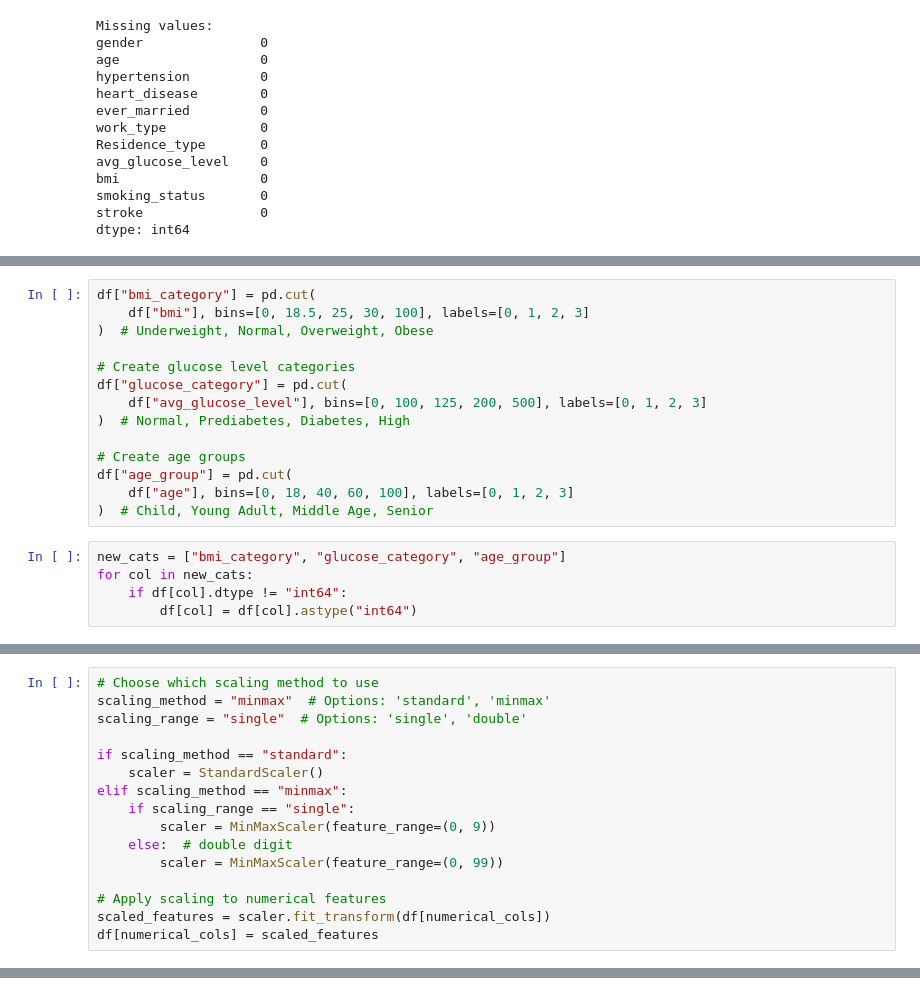
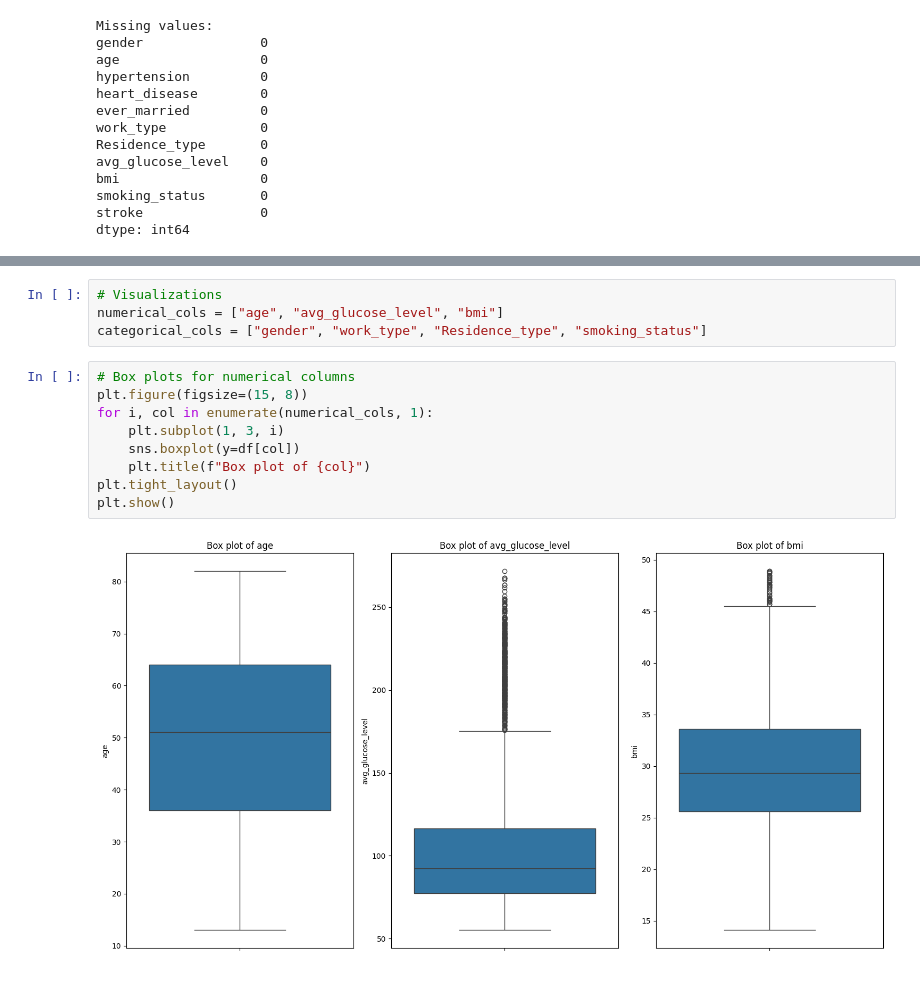
Before and after one commit to IFTE-13/Early-Stage-Brain-Stroke-Detection, a Jupyter notebook: main.ipynb, the cells around one changed output, grey strips where cells are left out. Saved outputs shown, nothing was run; the diff lists cells and outputs as text.

```diff
--- a/main.ipynb
+++ b/main.ipynb
@@ -456,19 +86,0 @@ plt.show()
-# %%
-df["bmi_category"] = pd.cut(
-    df["bmi"], bins=[0, 18.5, 25, 30, 100], labels=[0, 1, 2, 3]
-)  # Underweight, Normal, Overweight, Obese
-
-# Create glucose level categories
-df["glucose_category"] = pd.cut(
-    df["avg_glucose_level"], bins=[0, 100, 125, 200, 500], labels=[0, 1, 2, 3]
-)  # Normal, Prediabetes, Diabetes, High
-
-# Create age groups
-df["age_group"] = pd.cut(
-    df["age"], bins=[0, 18, 40, 60, 100], labels=[0, 1, 2, 3]
-)  # Child, Young Adult, Middle Age, Senior
-# %%
-new_cats = ["bmi_category", "glucose_category", "age_group"]
-for col in new_cats:
-    if df[col].dtype != "int64":
-        df[col] = df[col].astype("int64")
@@ -506,16 +86,0 @@ Dropped columns due to high correlation: ['Residence_type', 'ever_married', 'wor
-# %%
-# Choose which scaling method to use
-scaling_method = "minmax"  # Options: 'standard', 'minmax'
-scaling_range = "single"  # Options: 'single', 'double'
-
-if scaling_method == "standard":
-    scaler = StandardScaler()
-elif scaling_method == "minmax":
-    if scaling_range == "single":
-        scaler = MinMaxScaler(feature_range=(0, 9))
-    else:  # double digit
-        scaler = MinMaxScaler(feature_range=(0, 99))
-
-# Apply scaling to numerical features
-scaled_features = scaler.fit_transform(df[numerical_cols])
-df[numerical_cols] = scaled_features
@@ -938,0 +87,15 @@ Name: stroke, dtype: float64
+# %%
+# Visualizations
+numerical_cols = ["age", "avg_glucose_level", "bmi"]
+categorical_cols = ["gender", "work_type", "Residence_type", "smoking_status"]
+# %%
+# Box plots for numerical columns
+plt.figure(figsize=(15, 8))
+for i, col in enumerate(numerical_cols, 1):
+    plt.subplot(1, 3, i)
+    sns.boxplot(y=df[col])
+    plt.title(f"Box plot of {col}")
+plt.tight_layout()
+plt.show()
+# %% [output]
+[figure, added]
```
Also changed, not shown: parts of 82 cells of this notebook, 25 other files.
